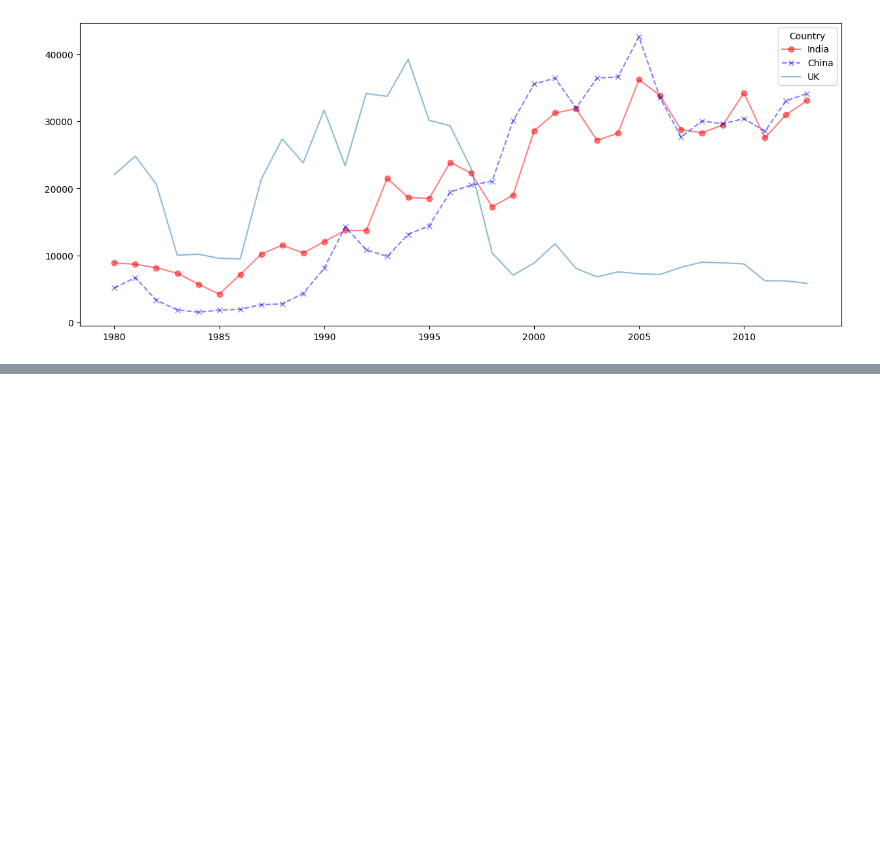
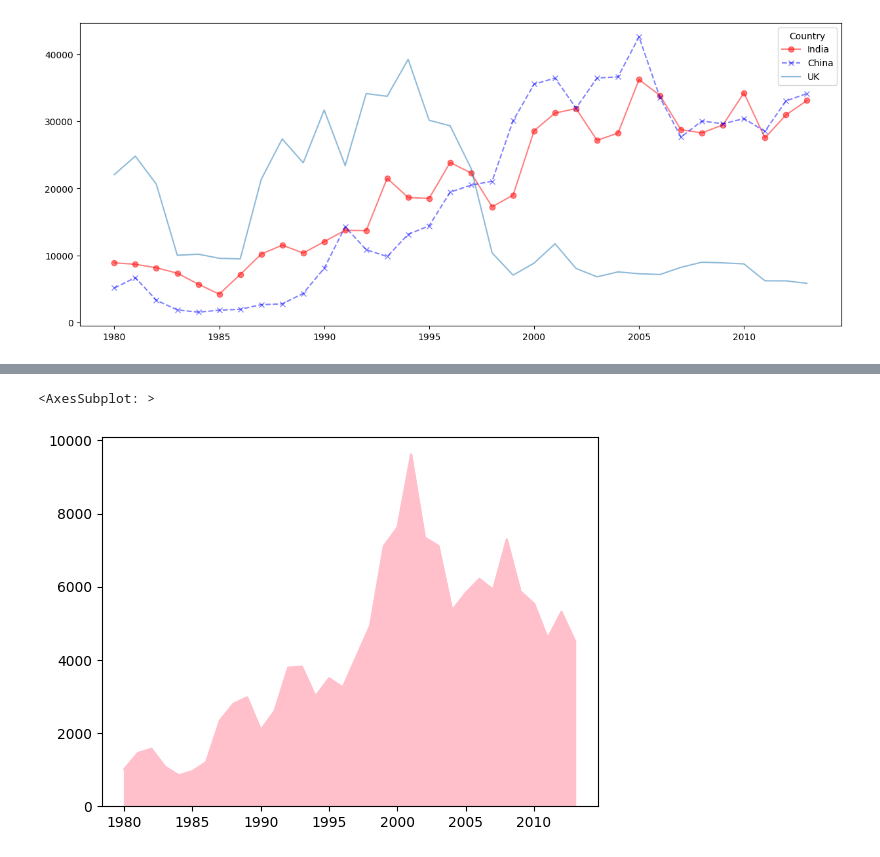
Before and after one commit to nikita1308290/python, a Jupyter notebook: datascience/data_analytics.ipynb, the cells around one changed output, grey strips where cells are left out. Saved outputs shown, nothing was run; the diff lists cells and outputs as text; code cells hidden in the pictures; blank space fills up the shorter version.

```diff
--- a/datascience/data_analytics.ipynb
+++ b/datascience/data_analytics.ipynb
@@ -93,0 +117,5 @@ px.funnel(df.head(),x=df.head().index,y=[1980,1990,2000,2010])
+# %%
+df.loc['Republic of Korea', years].plot(kind='area', alpha=1, color='pink')
+# %% [output]
+<AxesSubplot: >
+[figure, added]
```
Also changed, not shown: parts of 11 cells of this notebook.
